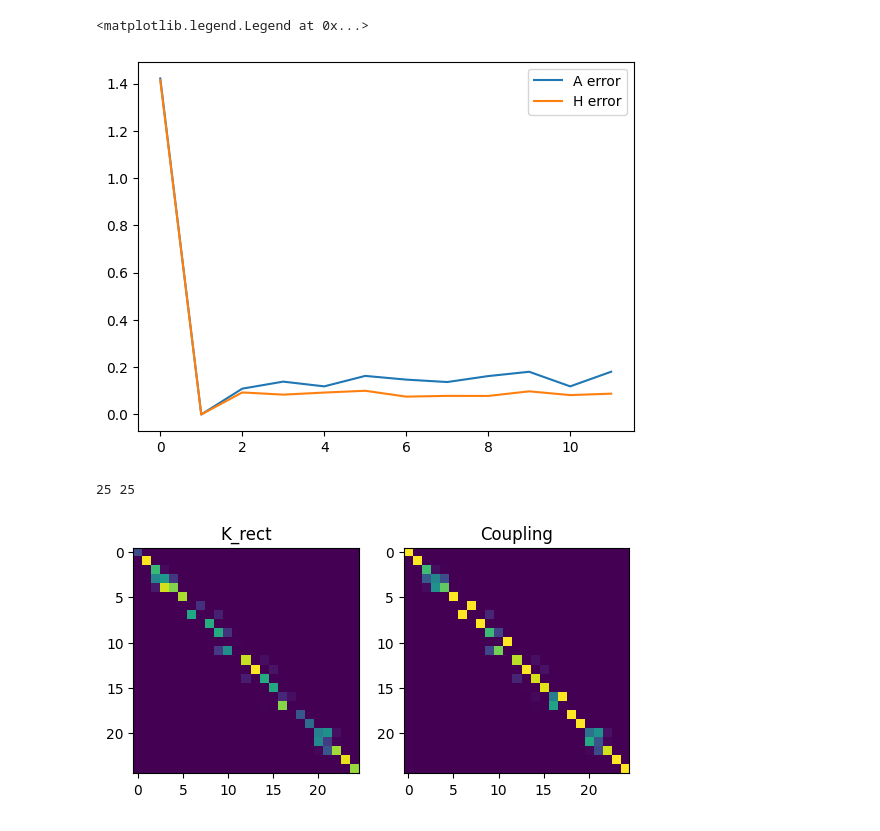
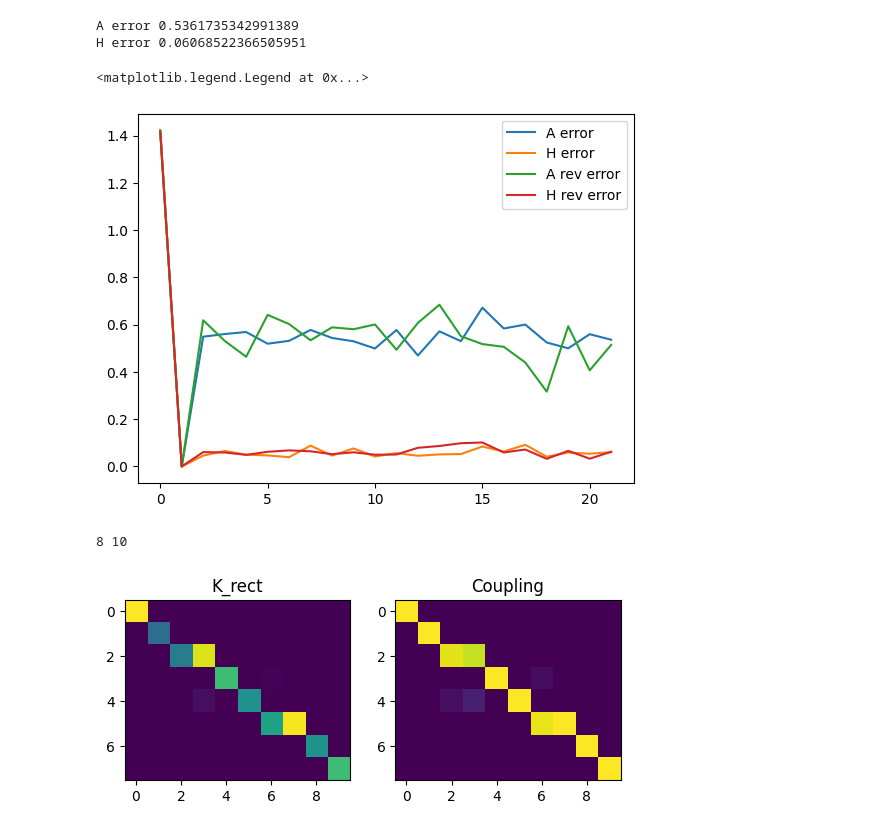
Before and after one commit to StanleyN1/OTProject, a Jupyter notebook: trajectory_inference/src/branching_test.ipynb, the cells around one changed output. Saved outputs shown, nothing was run; the diff lists cells and outputs as text; code cells hidden in the pictures.

```diff
--- a/trajectory_inference/src/branching_test.ipynb
+++ b/trajectory_inference/src/branching_test.ipynb
@@ -26,17 +23,18 @@ G = np.eye(d)
 
 H = G@G.T
 
-growth_rate = 3
+growth_rate = 1 # 0.75
 # lambda_func = lambda X: 1.3 * np.exp(-0.01*np.linalg.norm(X))  # Decaying branching rate
 # lambda_func = lambda X: growth_rate # 1.0 # 1.0 # Constant branching rate
 
-N_init = 1
+N_init = 5 # 5
 X0 = np.random.multivariate_normal(np.zeros(d), np.diag(np.ones(d)), N_init) # np.random.normal(0, 1, (N_init, A.shape[1]))
 # X0 = np.random.normal(0, 1, (N_init))
 Nt = 15000
 process = BranchingStochasticProcess(A, G, dt=0.0001, Nt=Nt, N_traj=N_init)
 # process = BranchingStochasticProcess(A, G, X0, no_branch_lambda_func, dt=0.0001, T=2.0, N_traj=10)
 process.simulate(X0, growth_rate=growth_rate)
+# process.simulate_track(X0, growth_rate=growth_rate)
 print("Final number of trajectories:", process.N_traj)
 # print(process.lineage_tree)
 process.plot_trajectories(downsample=1)
@@ -95,0 +104,35 @@ array([], dtype=float64)
+# %%
+
+# xs_data: (N, N_traj, d)
+# ts_data: (N,)
+downsample_rate = 100
+
+ts_data = process.ts[::downsample_rate]
+xs_data = process.marginals(downsample_rate=downsample_rate)
+
+# xs_data = marginals(apply_permutation(process.trajectories[:, :-1:downsample_rate, :]))
+
+print("N traj", process.N_traj, "N time steps", ts_data.shape[0])
+
+ridge_lambda = 0.0
+
+A_guess = A # np.eye(2) # A
+H_guess = G@G.T # np.eye(2) # G@G.T
+appex_maxiters = 20
+N_sample = process.N_traj*3
+
+As, Hs, Pis = appex_rectangle(xs_data, ts_data, A_guess, H_guess, N_sample=N_sample, ridge_lambda=ridge_lambda, tol=1e-5, maxiters=appex_maxiters, print_out=10, save_coupling=True, reverse=False)
+
+A_est = As[-1]
+H_est = Hs[-1]
+Pi_est = Pis[-1]
+print("A_est:\n", A_est)
+print("H_est:\n", H_est)
+
+As_reverse, Hs_reverse, Pis_reverse = appex_rectangle(xs_data, ts_data, A_guess, H_guess, N_sample=N_sample, ridge_lambda=ridge_lambda, tol=1e-5, maxiters=appex_maxiters, print_out=10, save_coupling=True, reverse=True)
+
+A_est = As_reverse[-1]
+H_est = Hs_reverse[-1]
+Pi_est = Pis_reverse[-1]
+print("A_est:\n", A_est)
+print("H_est:\n", H_est)
@@ -96,14 +188,21 @@ array([], dtype=float64)
 # %%
 plt.plot(matrix_errors(process, As, Hs)[0], label="A error")
 plt.plot(matrix_errors(process, As, Hs)[1], label="H error")
+plt.plot(matrix_errors(process, As_reverse, Hs_reverse)[0], label="A rev error")
+plt.plot(matrix_errors(process, As_reverse, Hs_reverse)[1], label="H rev error")
+
+print("A error", matrix_errors(process, As, Hs)[0][-1])
+print("H error", matrix_errors(process, As, Hs)[1][-1])
 plt.legend()
 # %% [output]
-<matplotlib.legend.Legend at 0x...>
+A error 0.5361735342991389
+H error 0.06068522366505951
+<matplotlib.legend.Legend at 0x...>
-[figure, old version]
+[figure, new version]
 # %%
-idx=0 # branch_times_data[4]
+idx=process.get_branch_times(downsample_rate=downsample_rate)[4]
 # idx = 10
 plot_kernel_coupling(idx, xs_data, ts_data, A_est, H_est)
 # %% [output]
-25 25
+8 10
-[figure, old version]
+[figure, new version]
```
Also changed, not shown: parts of 17 cells of this notebook, 8 other files.
